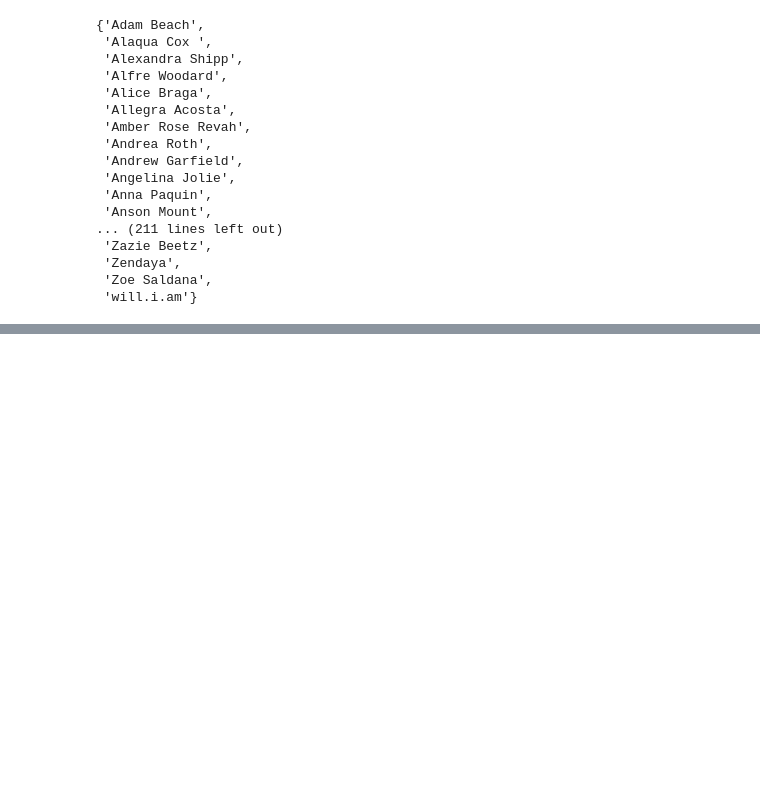
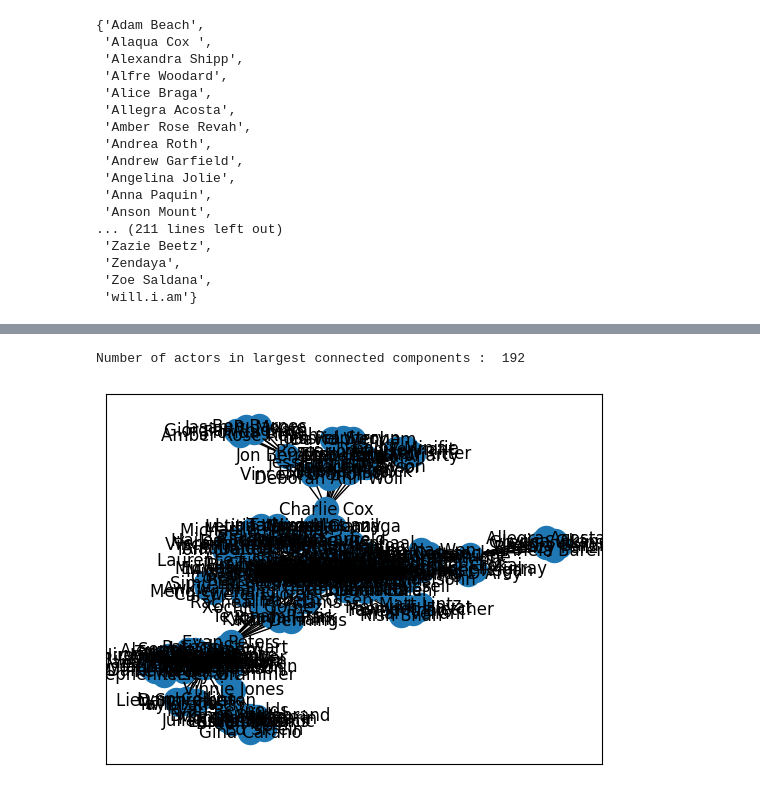
Before and after one commit to Suriya-Prasad/MCU-Actors---Movies-Series-Network-Analysis, a Jupyter notebook: SENA_Project.ipynb, the cells around one changed output, grey strips where cells are left out. Drawn from its saved outputs; the diff is of its cells as text; code cells hidden in the pictures; blank space fills up the shorter version.

Commit message:
Largest connected components

```diff
--- a/SENA_Project.ipynb
+++ b/SENA_Project.ipynb
@@ -120,0 +121,8 @@ Number of Connected Components :  7
+# %%
+largest_connected_component = list(sorted(connected_components,reverse=True,key=len)[0])
+print('Number of actors in largest connected components : ',len(largest_connected_component))
+sub_graph = B.subgraph(largest_connected_component).copy()
+nx.draw_networkx(sub_graph)
+# %% [output]
+Number of actors in largest connected components :  192
+[figure, added]
```
Also changed, not shown: parts of 7 cells of this notebook, 2 other files.
